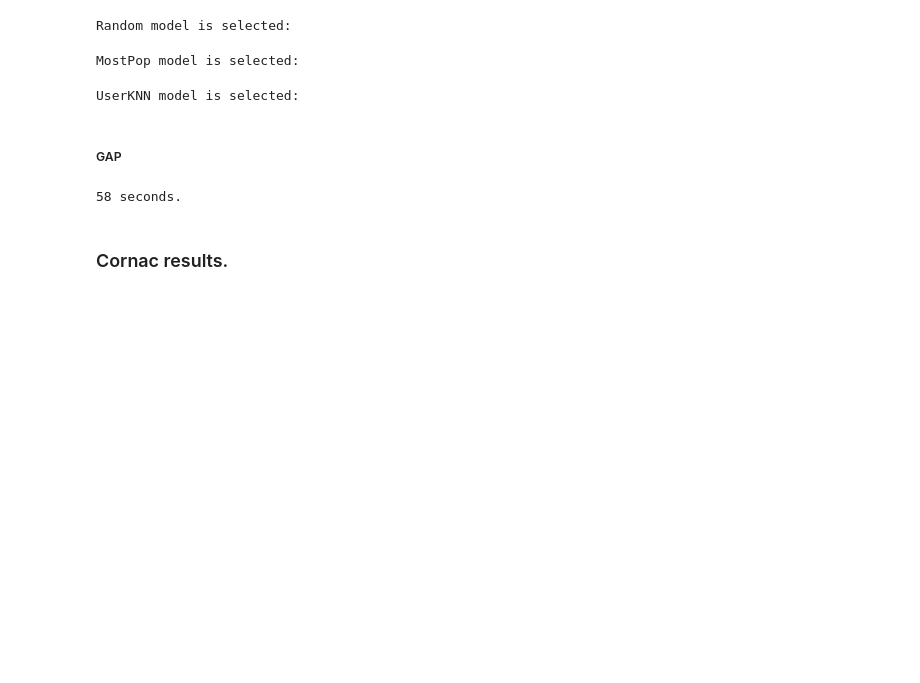
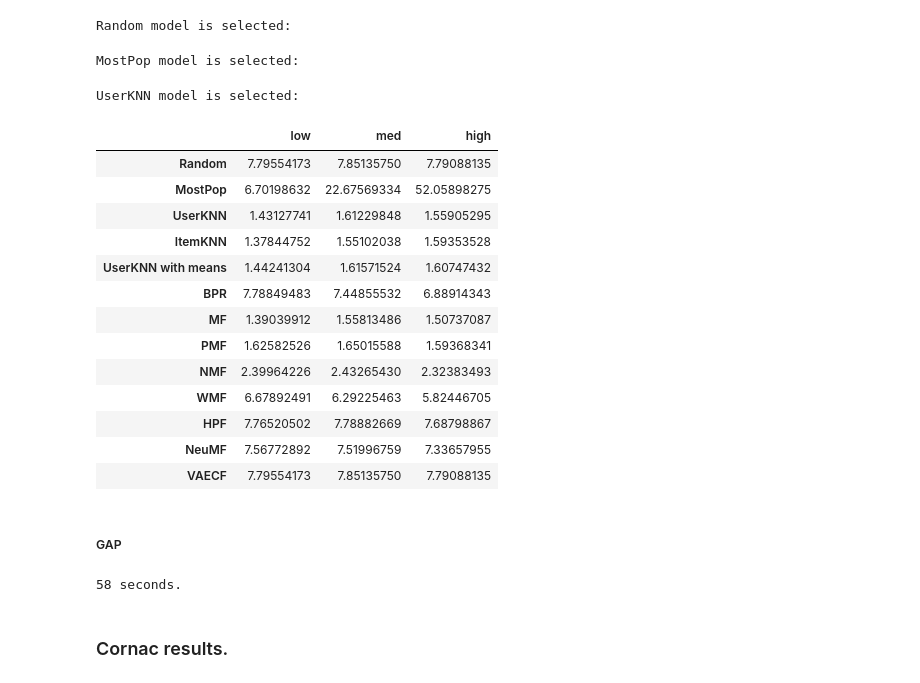
Before and after one commit to SavvinaDaniil/UnfairnessOfPopularityBias, a Jupyter notebook: 3. Book_Recommendation.ipynb, the cells around one changed output. Drawn from its saved outputs; the diff is of its cells as text; code cells hidden in the pictures; blank space fills up the shorter version.

```diff
--- a/3. Book_Recommendation.ipynb
+++ b/3. Book_Recommendation.ipynb
@@ -831,6 +831,23 @@ for i in range(0, len(algo_names)):
 Random model is selected:
 MostPop model is selected:
 UserKNN model is selected:
+# %%
+RMSEs
+# %% [output]
+|  | low | med | high |
+| Random | 7.79554173 | 7.85135750 | 7.79088135 |
+| MostPop | 6.70198632 | 22.67569334 | 52.05898275 |
+| UserKNN | 1.43127741 | 1.61229848 | 1.55905295 |
+| ItemKNN | 1.37844752 | 1.55102038 | 1.59353528 |
+| UserKNN with means | 1.44241304 | 1.61571524 | 1.60747432 |
+| BPR | 7.78849483 | 7.44855532 | 6.88914343 |
+| MF | 1.39039912 | 1.55813486 | 1.50737087 |
+| PMF | 1.62582526 | 1.65015588 | 1.59368341 |
+| NMF | 2.39964226 | 2.43265430 | 2.32383493 |
+| WMF | 6.67892491 | 6.29225463 | 5.82446705 |
+| HPF | 7.76520502 | 7.78882669 | 7.68798867 |
+| NeuMF | 7.56772892 | 7.51996759 | 7.33657955 |
+| VAECF | 7.79554173 | 7.85135750 | 7.79088135 |
 # %% [markdown]
 ##### GAP
 # %%
```
Also changed, not shown: 7 other files.
